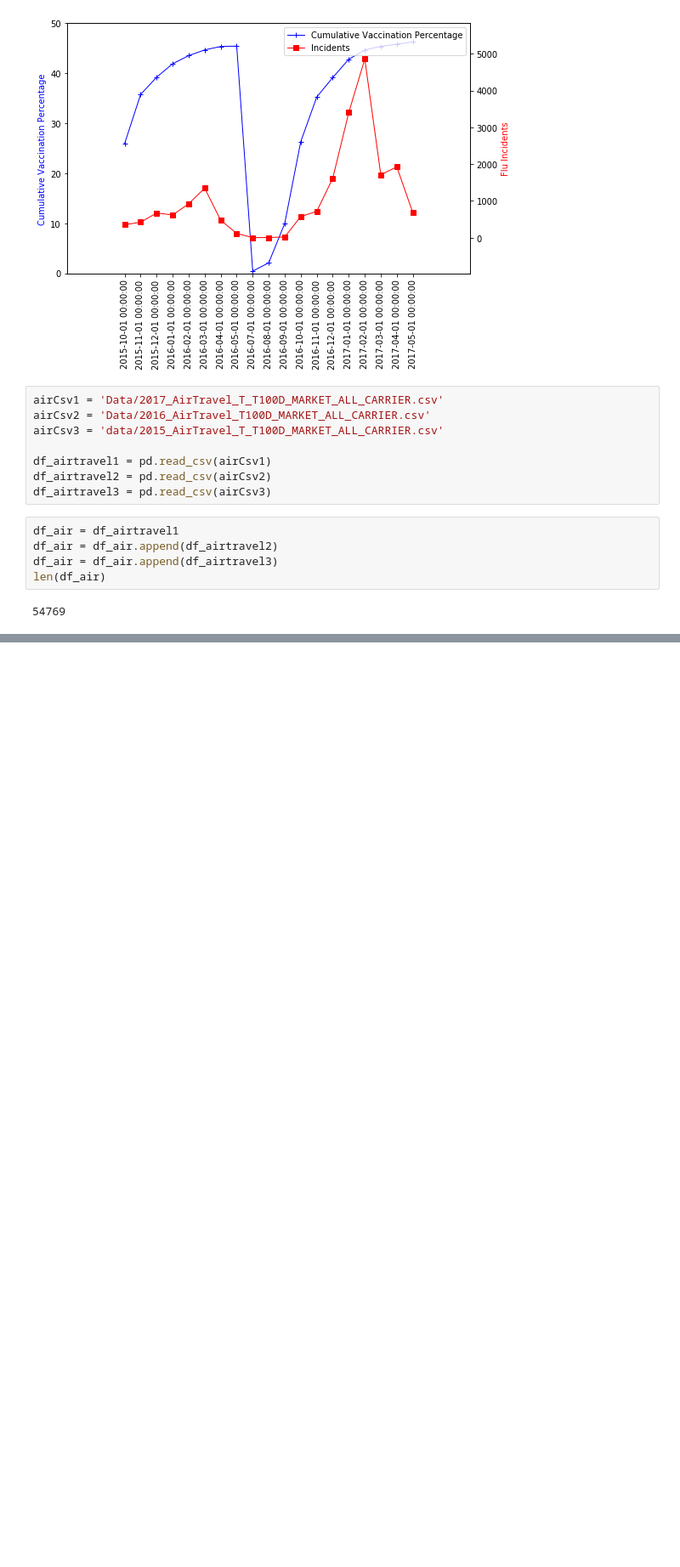
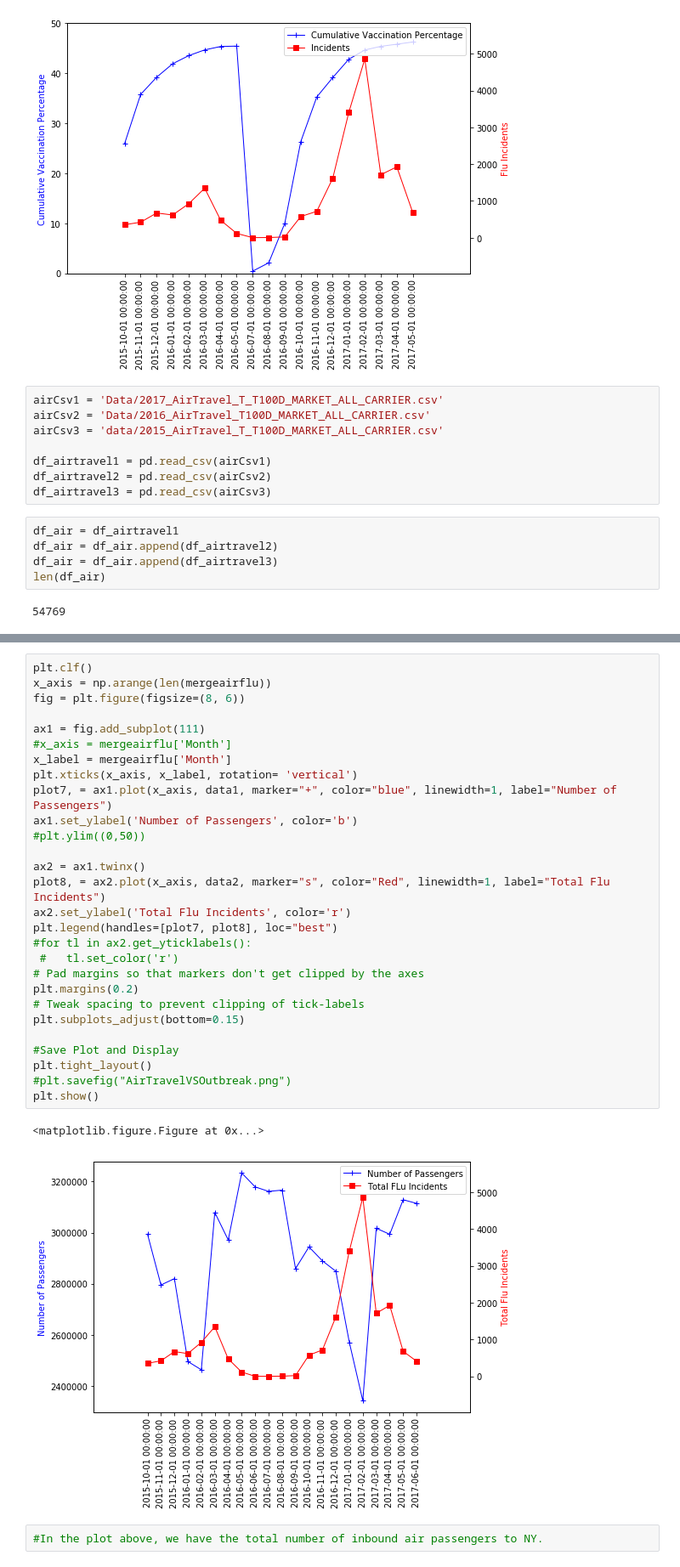
Before and after one commit to giolee88/FluTracker, a Jupyter notebook: Code/Flutracker_Plots.ipynb, the cells around one changed output, grey strips where cells are left out. Shown: that part at 85% size. Cells and saved outputs as stored; diff of their text form; blank space fills up the shorter version.

```diff
--- a/Code/Flutracker_Plots.ipynb
+++ b/Code/Flutracker_Plots.ipynb
@@ -376,0 +426,33 @@ plt.show()
+# %%
+plt.clf()
+x_axis = np.arange(len(mergeairflu))
+fig = plt.figure(figsize=(8, 6))
+
+ax1 = fig.add_subplot(111)
+#x_axis = mergeairflu['Month']
+x_label = mergeairflu['Month']
+plt.xticks(x_axis, x_label, rotation= 'vertical')
+plot7, = ax1.plot(x_axis, data1, marker="+", color="blue", linewidth=1, label="Number of Passengers")
+ax1.set_ylabel('Number of Passengers', color='b')
+#plt.ylim((0,50))
+
+ax2 = ax1.twinx()
+plot8, = ax2.plot(x_axis, data2, marker="s", color="Red", linewidth=1, label="Total Flu Incidents")
+ax2.set_ylabel('Total Flu Incidents', color='r')
+plt.legend(handles=[plot7, plot8], loc="best")
+#for tl in ax2.get_yticklabels():
+ #   tl.set_color('r')
+# Pad margins so that markers don't get clipped by the axes
+plt.margins(0.2)
+# Tweak spacing to prevent clipping of tick-labels
+plt.subplots_adjust(bottom=0.15)
+
+#Save Plot and Display
+plt.tight_layout()
+#plt.savefig("AirTravelVSOutbreak.png")
+plt.show()
+# %% [output]
+<matplotlib.figure.Figure at 0x...>
+[figure, added]
+# %%
+#In the plot above, we have the total number of inbound air passengers to NY.
```
Also changed, not shown: parts of 7 cells of this notebook.
